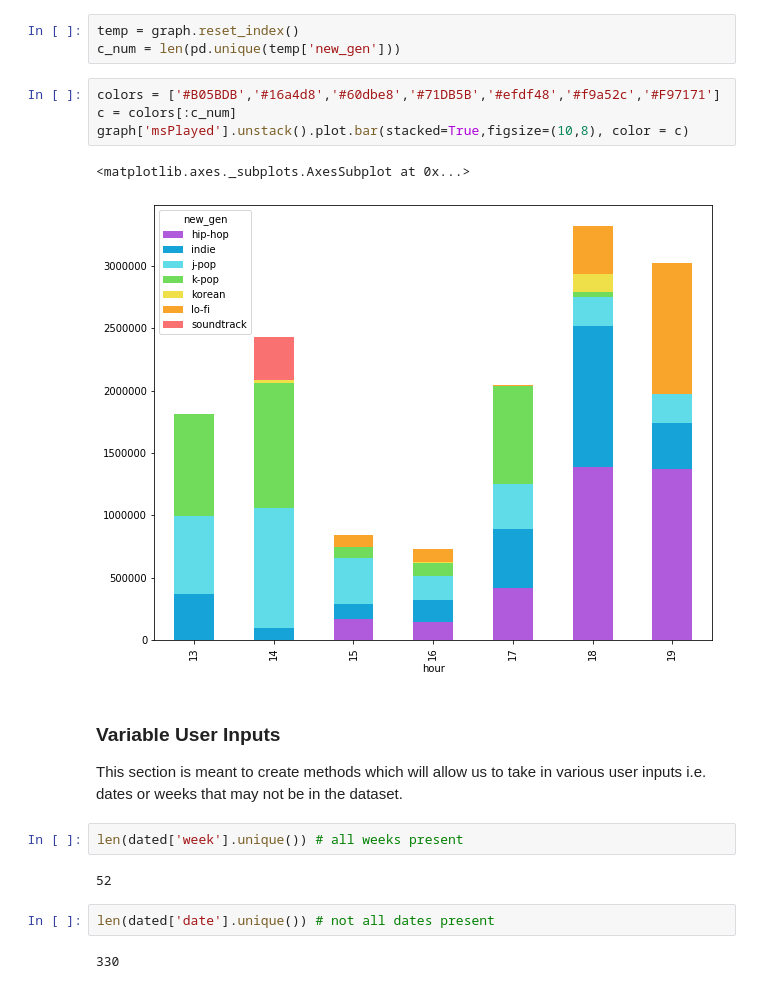
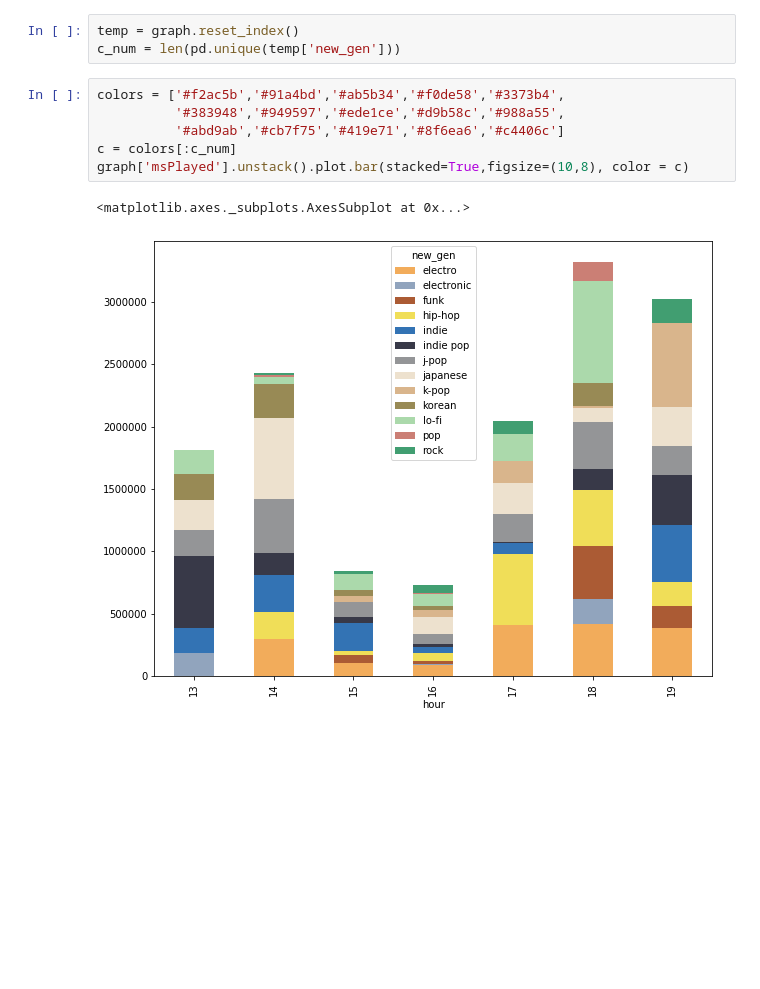
Before and after one commit to mattzhao-R/spotify, a Jupyter notebook: draft_viz.ipynb, the cells around one changed output. Saved outputs shown, nothing was run; the diff lists cells and outputs as text; blank space fills up the shorter version.

Commit message:
updating visualization files

```diff
--- a/draft_viz.ipynb
+++ b/draft_viz.ipynb
@@ -237,21 +242,11 @@ graph = temp.groupby(['hour','new_gen']).agg({'msPlayed':'sum'})
 temp = graph.reset_index()
 c_num = len(pd.unique(temp['new_gen']))
 # %%
-colors = ['#B05BDB','#16a4d8','#60dbe8','#71DB5B','#efdf48','#f9a52c','#F97171']
+colors = ['#f2ac5b','#91a4bd','#ab5b34','#f0de58','#3373b4',
+          '#383948','#949597','#ede1ce','#d9b58c','#988a55',
+          '#abd9ab','#cb7f75','#419e71','#8f6ea6','#c4406c']
 c = colors[:c_num]
 graph['msPlayed'].unstack().plot.bar(stacked=True,figsize=(10,8), color = c)
 # %% [output]
 <matplotlib.axes._subplots.AxesSubplot at 0x...>
-[figure, old version]
+[figure, new version]
-# %% [markdown]
-### Variable User Inputs
-
-This section is meant to create methods which will allow us to take in various user inputs i.e. dates or weeks that may not be in the dataset.
-# %%
-len(dated['week'].unique()) # all weeks present
-# %% [output]
-52
-# %%
-len(dated['date'].unique()) # not all dates present
-# %% [output]
-330
```
Also changed, not shown: parts of 5 cells of this notebook, 2 other files.
